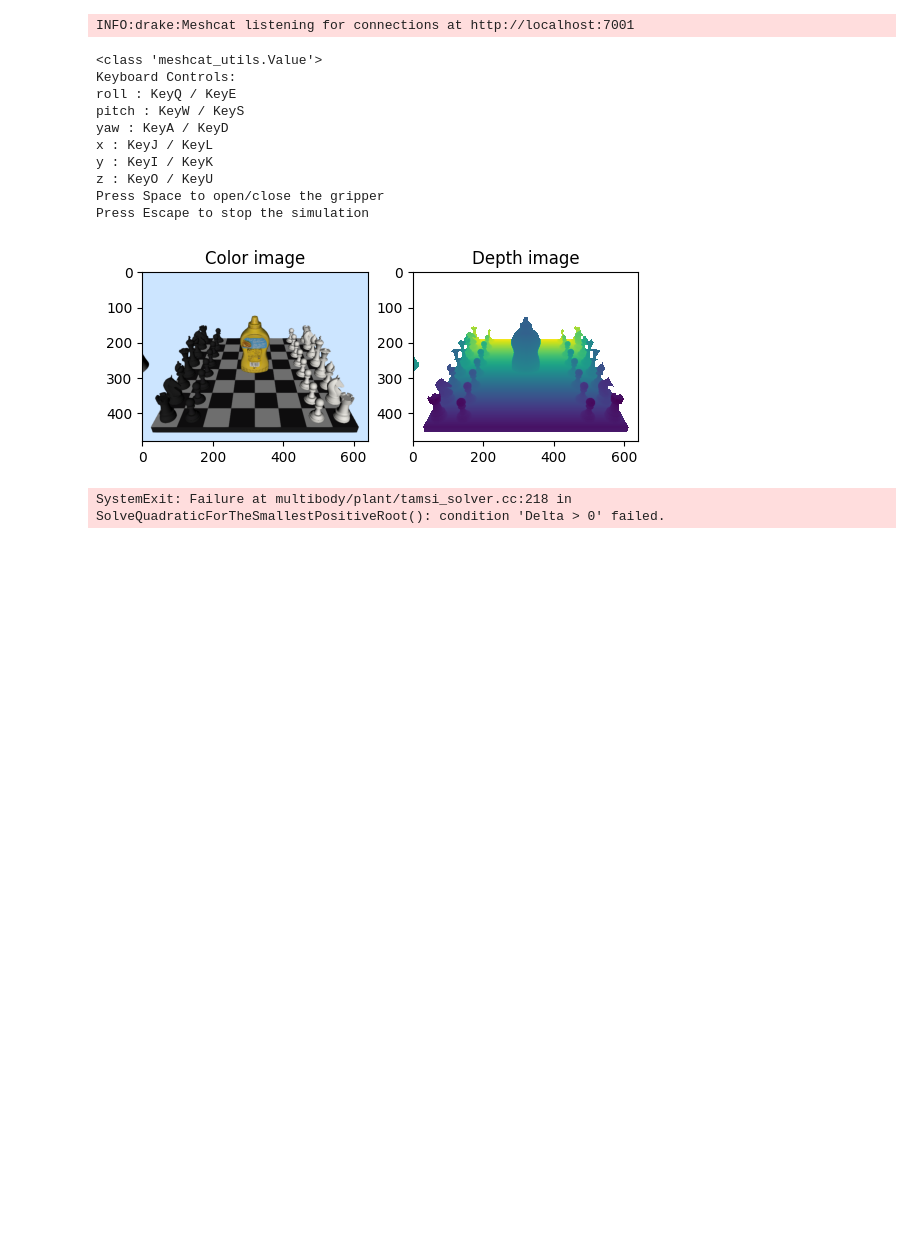
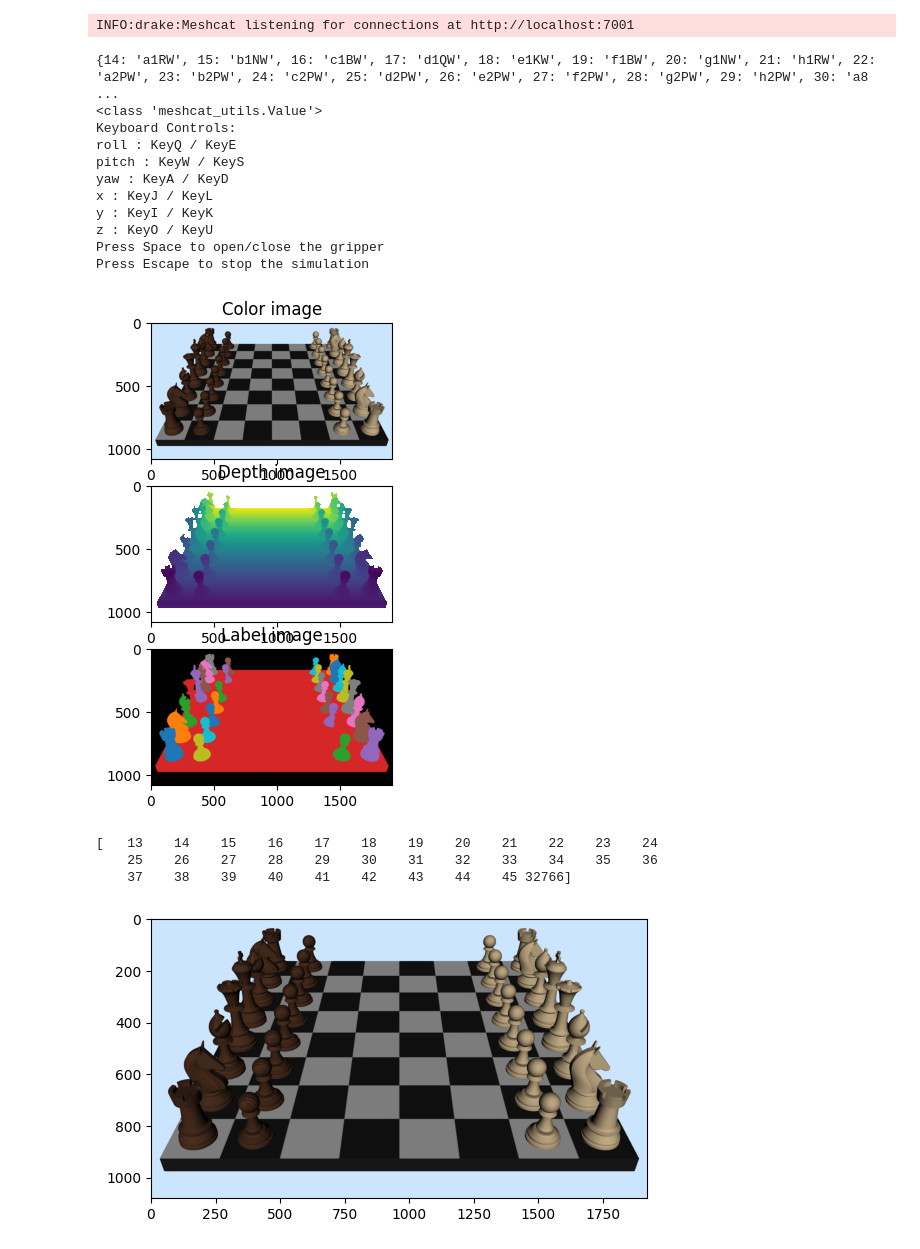
Before and after one commit to elchun/ChessBot, a Jupyter notebook: src/chess_bot.ipynb, the cells around one changed output. Cells and saved outputs as stored; diff of their text form; code cells hidden in the pictures; blank space fills up the shorter version.

Commit message:
Add training image generation (need to refactor repo tho)

```diff
--- a/src/chess_bot.ipynb
+++ b/src/chess_bot.ipynb
@@ -120,40 +122,58 @@ context = simulator.get_mutable_context()
 simulator.set_target_realtime_rate(1.0)
 
 meshcat.AddButton("Stop Simulation", "Escape")
 print("Press Escape to stop the simulation")
 
 station_context = station.CreateDefaultContext()
 
 simulator.AdvanceTo(0.01)
 
-color_image = station.GetOutputPort("camera_rgb_image").Eval(station_context)
-depth_image = station.GetOutputPort("camera_depth_image").Eval(station_context)
+color_image = station.GetOutputPort("camera1_rgb_image").Eval(station_context)
+depth_image = station.GetOutputPort("camera1_depth_image").Eval(station_context)
+label_image = station.GetOutputPort("camera1_label_image").Eval(station_context)
 
 
-# Plot the two images.
-plt.subplot(121)
+## Plot the two images.
+f = plt.figure(figsize=(10, 6))
+plt.subplot(311)
 plt.imshow(color_image.data)
 plt.title('Color image')
-plt.subplot(122)
+plt.subplot(312)
 plt.imshow(np.squeeze(depth_image.data))
 plt.title('Depth image')
+plt.subplot(313)
+plt.imshow(np.squeeze(colorize_labels(label_image.data)))
+plt.title('Label image')
 #mpld3.display()
 plt.show()
 
-while meshcat.GetButtonClicks("Stop Simulation") < 1:
-    simulator.AdvanceTo(simulator.get_context().get_time() + 2.0)
+plt.imshow(color_image.data)
+# plt.savefig('color_board.png')
+print(np.unique(label_image.data))
 
-meshcat.DeleteButton("Stop Simulation")
+im = Image.fromarray(color_image.data)
+im.save("color_board.png")
+
+
+# -- Uncomment to simulate -- #
+# while meshcat.GetButtonClicks("Stop Simulation") < 1:
+#     simulator.AdvanceTo(simulator.get_context().get_time() + 2.0)
+
+# meshcat.DeleteButton("Stop Simulation")
 # %% [output]
+{14: 'a1RW', 15: 'b1NW', 16: 'c1BW', 17: 'd1QW', 18: 'e1KW', 19: 'f1BW', 20: 'g1NW', 21: 'h1RW', 22: 'a2PW', 23: 'b2PW', 24: 'c2PW', 25: 'd2PW', 26: 'e2PW', 27: 'f2PW', 28: 'g2PW', 29: 'h2PW', 30: 'a8 ...
 <class 'meshcat_utils.Value'>
 Keyboard Controls:
 roll : KeyQ / KeyE
 pitch : KeyW / KeyS
 yaw : KeyA / KeyD
 x : KeyJ / KeyL
 y : KeyI / KeyK
 z : KeyO / KeyU
 Press Space to open/close the gripper
 Press Escape to stop the simulation
-[figure, old version]
+[figure, new version]
-SystemExit: Failure at multibody/plant/tamsi_solver.cc:218 in SolveQuadraticForTheSmallestPositiveRoot(): condition 'Delta > 0' failed.
+[   13    14    15    16    17    18    19    20    21    22    23    24
+    25    26    27    28    29    30    31    32    33    34    35    36
+    37    38    39    40    41    42    43    44    45 32766]
+[figure, added]
```
Also changed, not shown: parts of 2 cells of this notebook, 26 other files.
